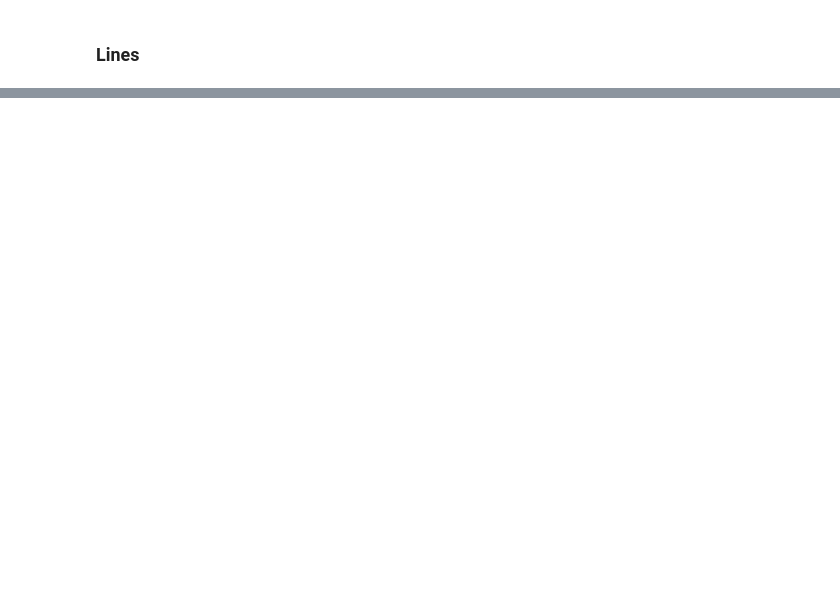
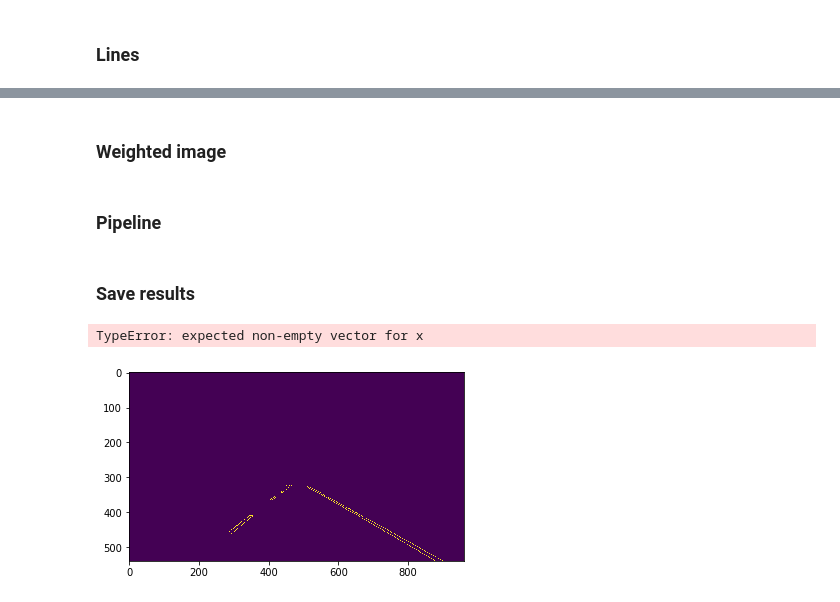
Before and after one commit to MarekWdowiak/Finding-Lane-Lines, a Jupyter notebook: Proj1.ipynb, the cells around one changed output, grey strips where cells are left out. Drawn from its saved outputs; the diff is of its cells as text; code cells hidden in the pictures; blank space fills up the shorter version.

```diff
--- a/Proj1.ipynb
+++ b/Proj1.ipynb
@@ -50,2 +61,6 @@ plt.imshow(edges, cmap='Greys_r')
+# %%
+def canny(img, low_threshold, high_threshold):
+    """Applies the Canny transform"""
+    return cv2.Canny(img, low_threshold, high_threshold)
 # %% [markdown]
 ### Mask
@@ -136,0 +140,49 @@ for i in range(min(xR), max(xR)):
+# %% [markdown]
+### Weighted image
+# %%
+def weighted_img(img, initial_img, α=0.8, β=1., γ=0.):
+    """
+    `img` is the output of the hough_lines(), An image with lines drawn on it.
+    Should be a blank image (all black) with lines drawn on it.
+
+    `initial_img` should be the image before any processing.
+
+    The result image is computed as follows:
+
+    initial_img * α + img * β + γ
+    NOTE: initial_img and img must be the same shape!
+    """
+    return cv2.addWeighted(initial_img, α, img, β, γ)
+# %% [markdown]
+### Pipeline
+# %%
+def pipeline(img):
+    plt.imshow(img)
+    grayImg = grayscale(img)
+    plt.imshow(grayImg, cmap='gray')
+
+    gaussImg = gaussian_blur(grayImg, 5)
+
+    cannyImg = canny(gaussImg, 50, 150)
+    plt.imshow(cannyImg, cmap='Greys_r')
+
+    imshape = img.shape
+    vertices = np.array([[(0,imshape[0]),(450, 315), (490, 315), (imshape[1],imshape[0])]], dtype=np.int32)
+    maskedImg = region_of_interest(cannyImg, vertices);
+    plt.imshow(maskedImg)
+
+    houghImg, lines = hough_lines(maskedImg, 2, np.pi/180, 15, 200, 150)
+
+    linesImg = linearRegression(houghImg, lines)
+
+    weightedImg = weighted_img(linesImg, img, 0.8, 1, 0)
+    return weightedImg
+# %% [markdown]
+### Save results
+# %%
+img = pipeline(image[0])
+plt.imshow(img)
+cv2.imwrite("test_images_output/solidWhiteCurveOut.png", img)
+# %% [output]
+TypeError: expected non-empty vector for x
+[figure, added]
```
Also changed, not shown: parts of 16 cells of this notebook, 5 other files.
